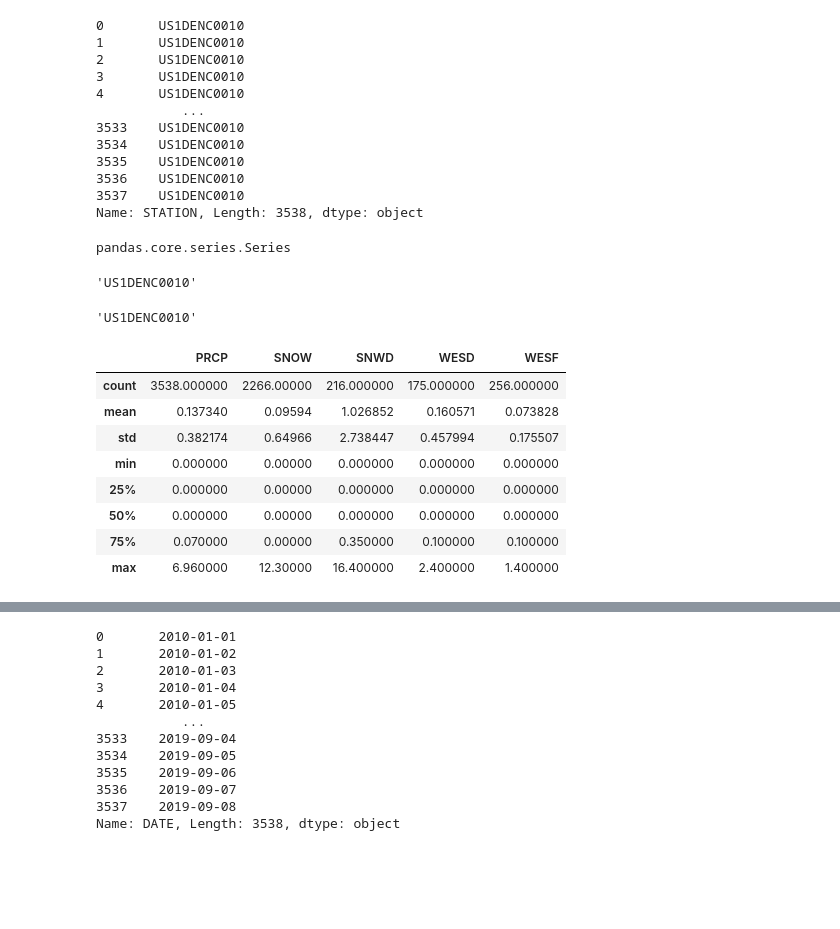
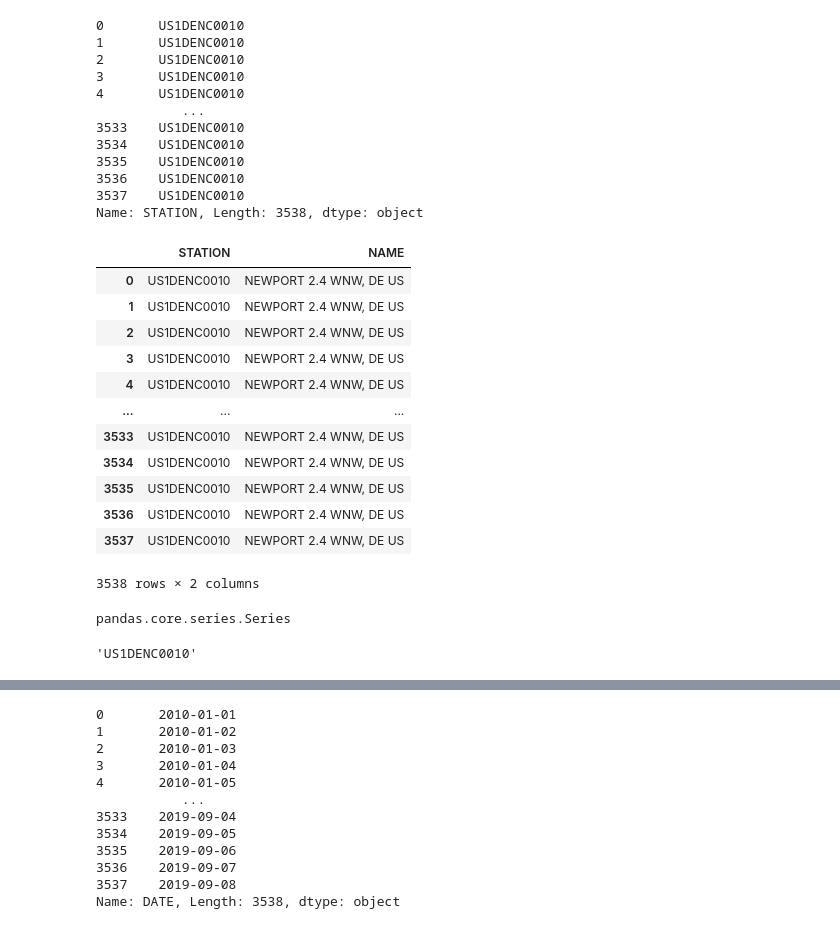
Before and after one commit to FedeleDelvecchio/MLPNS, a Jupyter notebook: Lez24032021.ipynb, the cells around one changed output, grey strips where cells are left out. Saved outputs shown, nothing was run; the diff lists cells and outputs as text; code cells hidden in the pictures; blank space fills up the shorter version.

```diff
--- a/Lez24032021.ipynb
+++ b/Lez24032021.ipynb
@@ -120,28 +215,33 @@ df['STATION'] #core elemnt of dataframe df
 3536    US1DENC0010
 3537    US1DENC0010
 Name: STATION, Length: 3538, dtype: object
+# %%
+#I can collect more than 1 column in a list
+df[['STATION', 'NAME']]
+# %% [output]
+|  | STATION | NAME |
+| 0 | US1DENC0010 | NEWPORT 2.4 WNW, DE US |
+| 1 | US1DENC0010 | NEWPORT 2.4 WNW, DE US |
+| 2 | US1DENC0010 | NEWPORT 2.4 WNW, DE US |
+| 3 | US1DENC0010 | NEWPORT 2.4 WNW, DE US |
+| 4 | US1DENC0010 | NEWPORT 2.4 WNW, DE US |
+| ... | ... | ... |
+| 3533 | US1DENC0010 | NEWPORT 2.4 WNW, DE US |
+| 3534 | US1DENC0010 | NEWPORT 2.4 WNW, DE US |
+| 3535 | US1DENC0010 | NEWPORT 2.4 WNW, DE US |
+| 3536 | US1DENC0010 | NEWPORT 2.4 WNW, DE US |
+| 3537 | US1DENC0010 | NEWPORT 2.4 WNW, DE US |
+3538 rows × 2 columns
 # %%
 type(df['STATION'])
 # %% [output]
 pandas.core.series.Series
-# %%
-df.loc[3537]['STATION'] #location for row named 3537, and column named station
-# %% [output]
-'US1DENC0010'
-# %%
-#if i know the location i can do
-df.iloc[3537][0]
-# %% [output]
-'US1DENC0010'
-# %%
-df.describe() #it can describe itself
-# %% [output]
-|  | PRCP | SNOW | SNWD | WESD | WESF |
-| count | 3538.000000 | 2266.00000 | 216.000000 | 175.000000 | 256.000000 |
-| mean | 0.137340 | 0.09594 | 1.026852 | 0.160571 | 0.073828 |
-| std | 0.382174 | 0.64966 | 2.738447 | 0.457994 | 0.175507 |
-| min | 0.000000 | 0.00000 | 0.000000 | 0.000000 | 0.000000 |
-| 25% | 0.000000 | 0.00000 | 0.000000 | 0.000000 | 0.000000 |
-| 50% | 0.000000 | 0.00000 | 0.000000 | 0.000000 | 0.000000 |
-| 75% | 0.070000 | 0.00000 | 0.350000 | 0.100000 | 0.100000 |
-| max | 6.960000 | 12.30000 | 16.400000 | 2.400000 | 1.400000 |
+# %%
+#another way to refer to a dataframe will be to use .loc and than refer to
+#a columns and rows by their name
+
+
+df.loc[3537]['STATION'] #location for row NAMED 3537, and column NAMED station
+                        #so this extrat one elemnt of the series
+# %% [output]
+'US1DENC0010'
```
Also changed, not shown: parts of 38 cells of this notebook.
